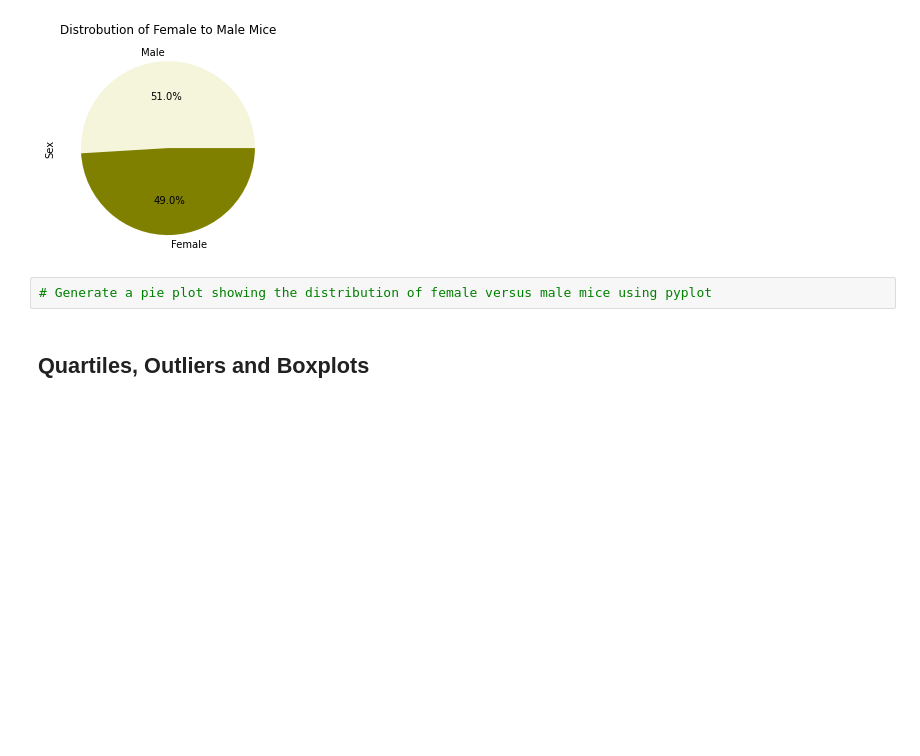
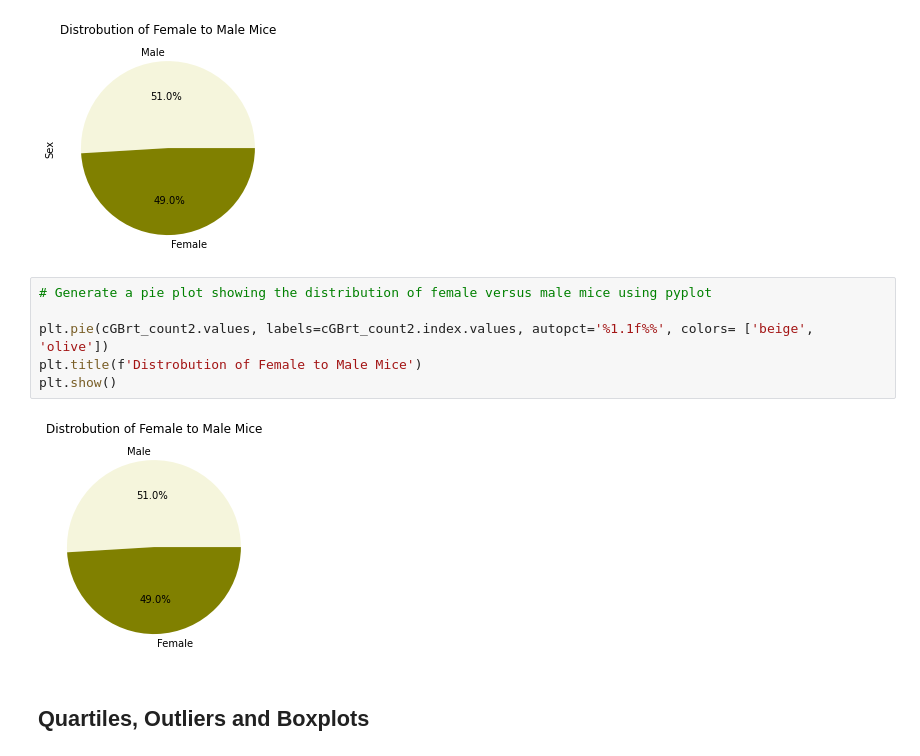
Before and after one commit to rutili/Matplotlib-Project, a Jupyter notebook: Pymaceuticals/pymaceuticals_starter.ipynb, the cells around one changed output. Drawn from its saved outputs; the diff is of its cells as text; blank space fills up the shorter version.

```diff
--- a/Pymaceuticals/pymaceuticals_starter.ipynb
+++ b/Pymaceuticals/pymaceuticals_starter.ipynb
@@ -155,6 +165,12 @@ plt.show()
 [figure]
 # %%
 # Generate a pie plot showing the distribution of female versus male mice using pyplot
+
+plt.pie(cGBrt_count2.values, labels=cGBrt_count2.index.values, autopct='%1.1f%%', colors= ['beige', 'olive'])
+plt.title(f'Distrobution of Female to Male Mice')
+plt.show()
+# %% [output]
+[figure, added]
 # %% [markdown]
 ## Quartiles, Outliers and Boxplots
 # %%
```
Also changed, not shown: parts of 5 cells of this notebook.
